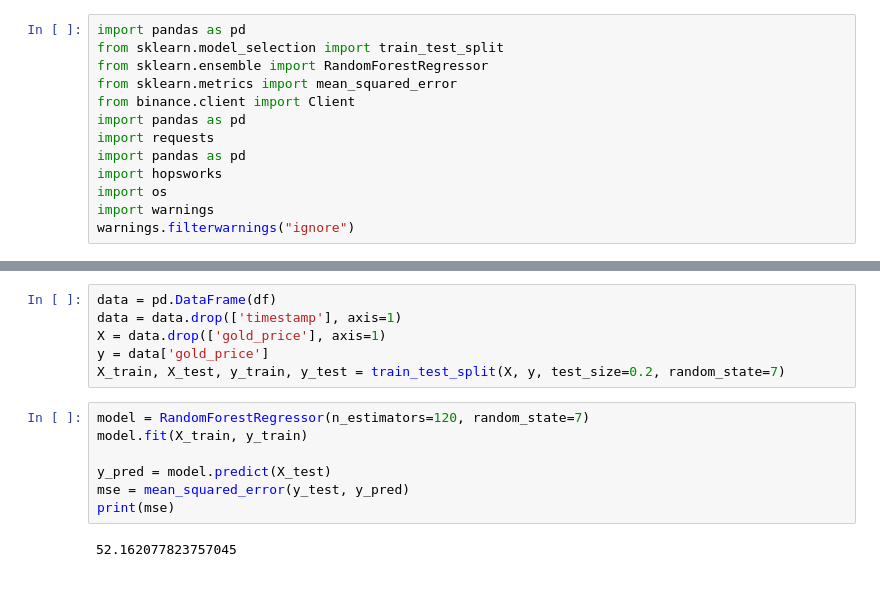
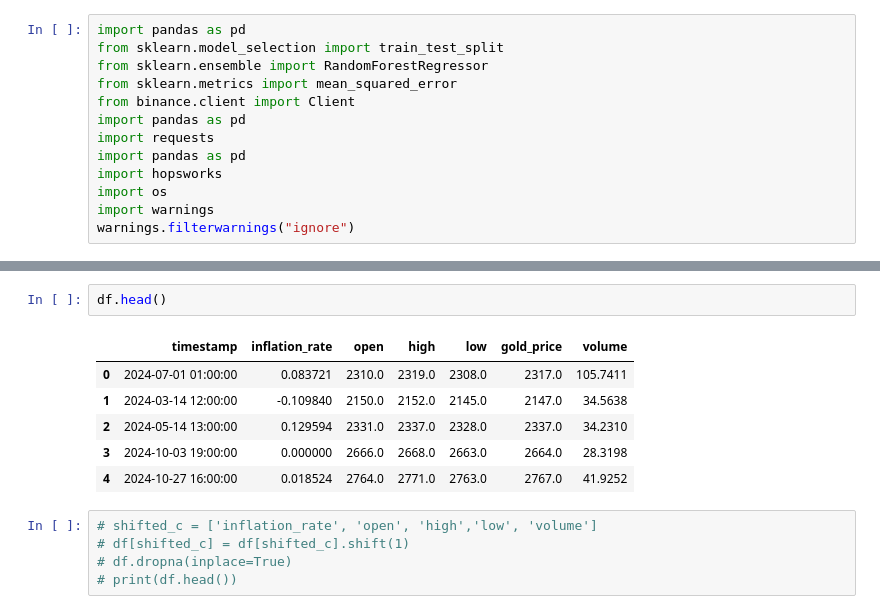
Before and after one commit to Alkhalf/gold_price_predictor, a Jupyter notebook: trainig.ipynb, the cells around one changed output, grey strips where cells are left out. Saved outputs shown, nothing was run; the diff lists cells and outputs as text; blank space fills up the shorter version.

```diff
--- a/trainig.ipynb
+++ b/trainig.ipynb
@@ -29,15 +29,14 @@ Finished: Reading data from Hopsworks, using Hopsworks Feature Query Service (1.
-# %%
-data = pd.DataFrame(df)
-data = data.drop(['timestamp'], axis=1)
-X = data.drop(['gold_price'], axis=1)
-y = data['gold_price']
-X_train, X_test, y_train, y_test = train_test_split(X, y, test_size=0.2, random_state=7)
-# %%
-model = RandomForestRegressor(n_estimators=120, random_state=7)
-model.fit(X_train, y_train)
-
-y_pred = model.predict(X_test)
-mse = mean_squared_error(y_test, y_pred)
-print(mse)
-# %% [output]
-52.162077823757045
+# %%
+df.head()
+# %% [output]
+|  | timestamp | inflation_rate | open | high | low | gold_price | volume |
+| 0 | 2024-07-01 01:00:00 | 0.083721 | 2310.0 | 2319.0 | 2308.0 | 2317.0 | 105.7411 |
+| 1 | 2024-03-14 12:00:00 | -0.109840 | 2150.0 | 2152.0 | 2145.0 | 2147.0 | 34.5638 |
+| 2 | 2024-05-14 13:00:00 | 0.129594 | 2331.0 | 2337.0 | 2328.0 | 2337.0 | 34.2310 |
+| 3 | 2024-10-03 19:00:00 | 0.000000 | 2666.0 | 2668.0 | 2663.0 | 2664.0 | 28.3198 |
+| 4 | 2024-10-27 16:00:00 | 0.018524 | 2764.0 | 2771.0 | 2763.0 | 2767.0 | 41.9252 |
+# %%
+# shifted_c = ['inflation_rate', 'open', 'high','low', 'volume']
+# df[shifted_c] = df[shifted_c].shift(1)
+# df.dropna(inplace=True)
+# print(df.head())
```
Also changed, not shown: parts of 10 cells of this notebook, 3 other files.
